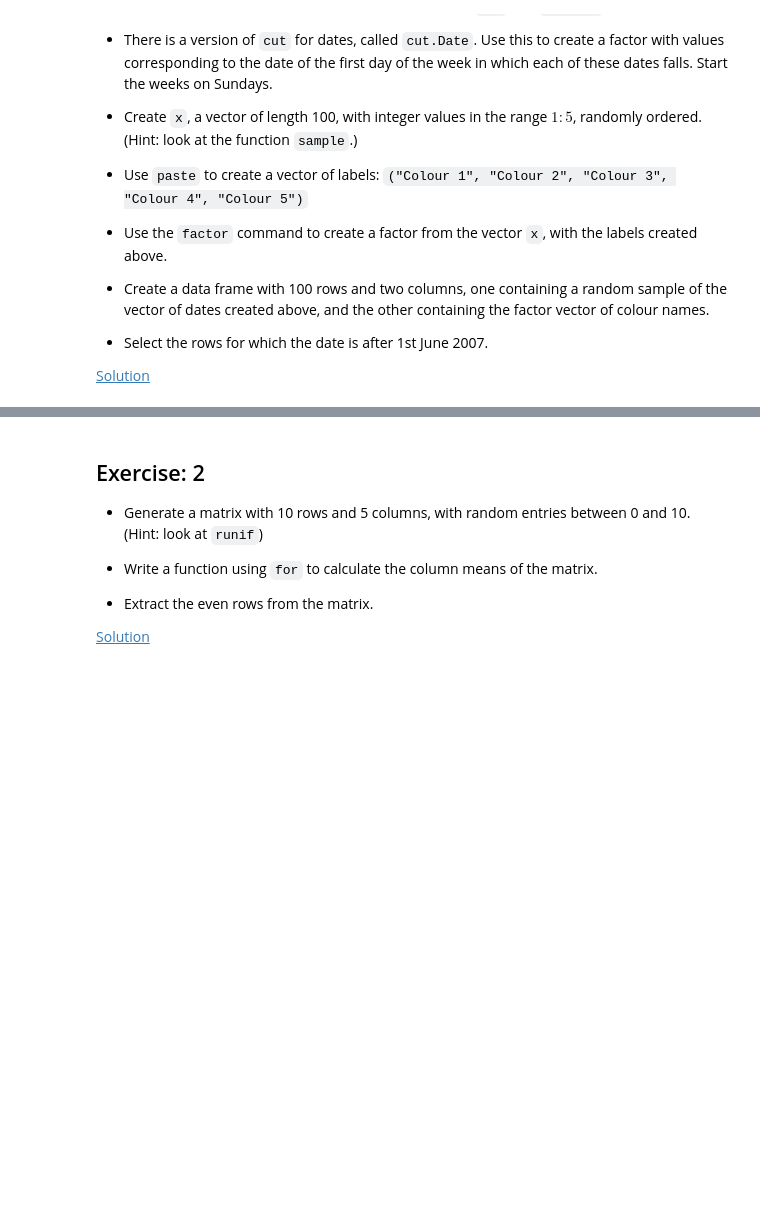
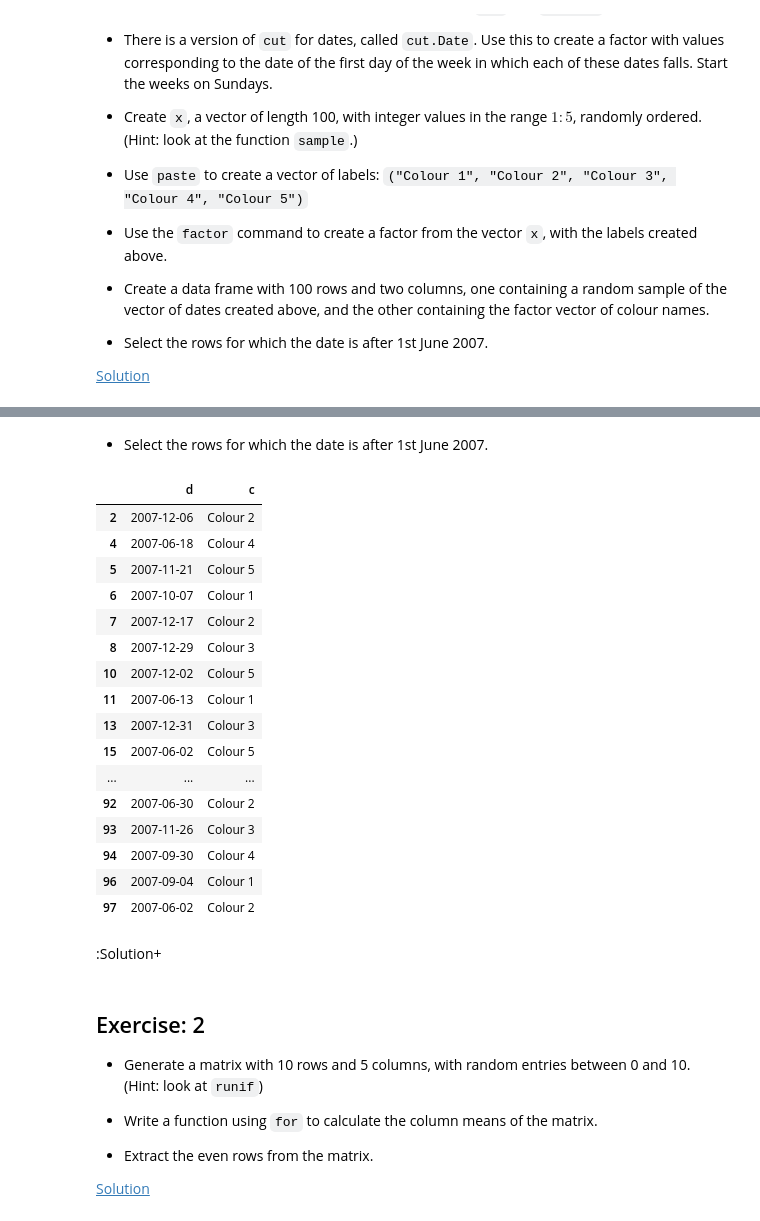
Before and after one commit to JDBetteridge/samba_induction_r, a Jupyter notebook: nbplain/02_variables.ipynb, the cells around one changed output, grey strips where cells are left out. Saved outputs shown, nothing was run; the diff lists cells and outputs as text; code cells hidden in the pictures; blank space fills up the shorter version.

Commit message:
Trying to fix solutions

```diff
--- a/nbplain/02_variables.ipynb
+++ b/nbplain/02_variables.ipynb
@@ -458,3 +550,28 @@ This can be replaced by:
+# %% [markdown]
+
+* Select the rows for which the date is after 1st June 2007.
+# %%
+datf[datf$d-as.Date('1-June-2007', format="%d-%b-%Y")>0,]
+# %% [output]
+|  | d | c |
+| 2 | 2007-12-06 | Colour 2 |
+| 4 | 2007-06-18 | Colour 4 |
+| 5 | 2007-11-21 | Colour 5 |
+| 6 | 2007-10-07 | Colour 1 |
+| 7 | 2007-12-17 | Colour 2 |
+| 8 | 2007-12-29 | Colour 3 |
+| 10 | 2007-12-02 | Colour 5 |
+| 11 | 2007-06-13 | Colour 1 |
+| 13 | 2007-12-31 | Colour 3 |
+| 15 | 2007-06-02 | Colour 5 |
+| ... | ... | ... |
+| 92 | 2007-06-30 | Colour 2 |
+| 93 | 2007-11-26 | Colour 3 |
+| 94 | 2007-09-30 | Colour 4 |
+| 96 | 2007-09-04 | Colour 1 |
+| 97 | 2007-06-02 | Colour 2 |
+# %% [markdown]
+:Solution+
 # %% [markdown]
 ## Exercise: 2
 
```
Also changed, not shown: parts of 22 cells of this notebook, 1 other file.
